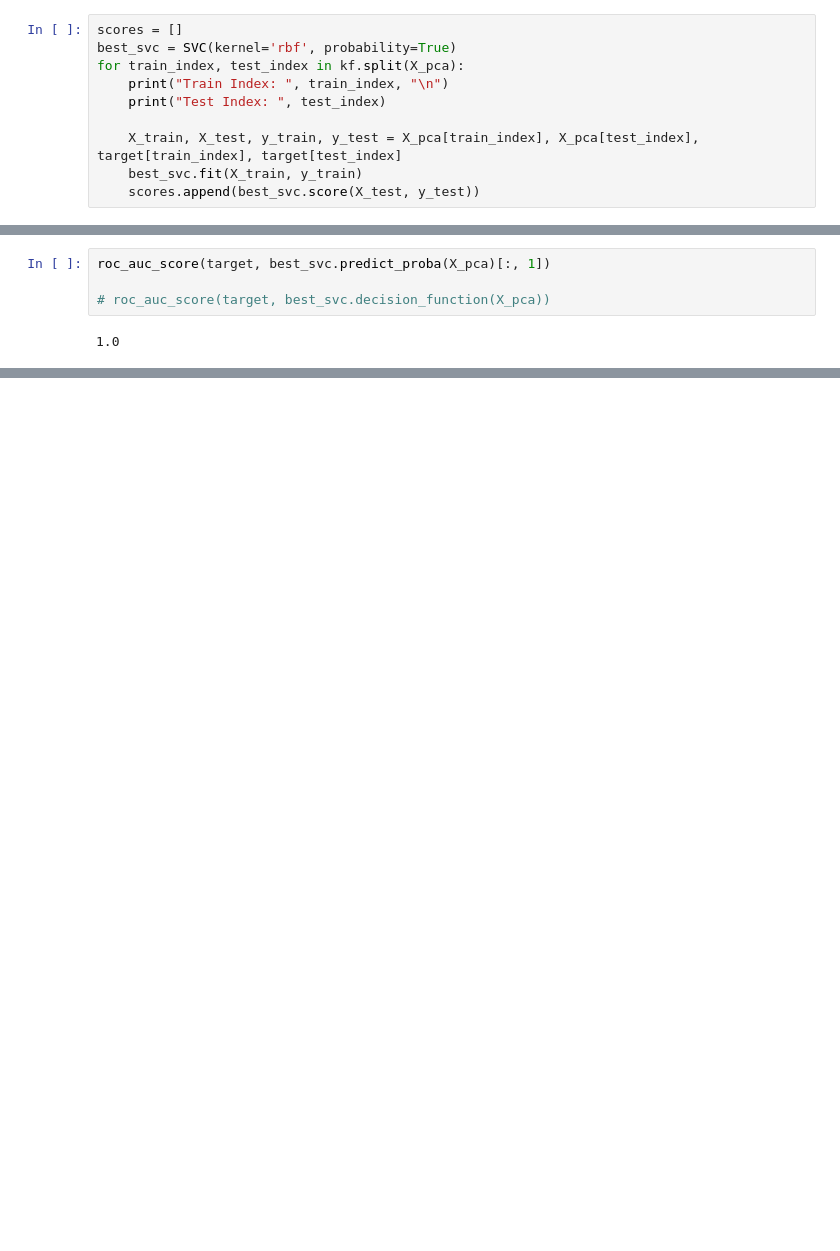
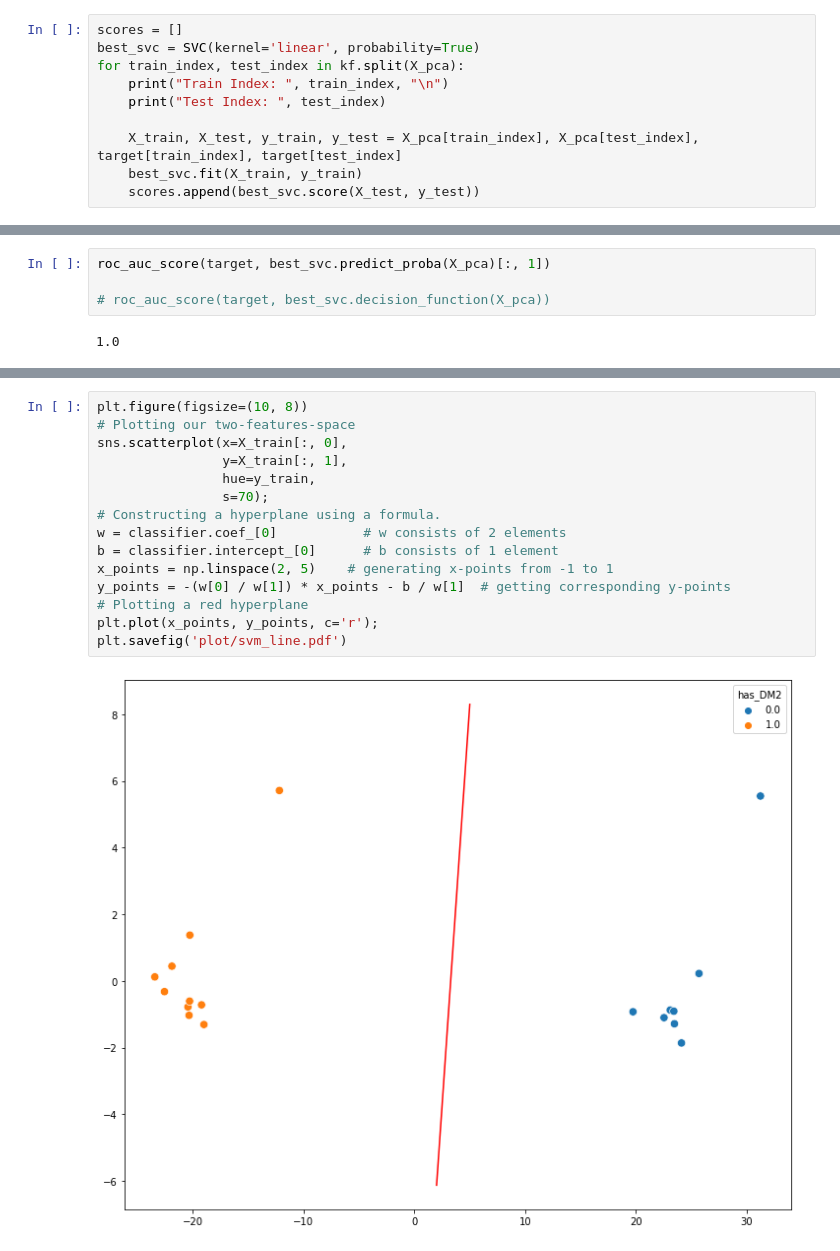
Before and after one commit to ladcva/raman_spectroscopy, a Jupyter notebook: pca_svm.ipynb, the cells around one changed output, grey strips where cells are left out. Cells and saved outputs as stored; diff of their text form; blank space fills up the shorter version.

```diff
--- a/pca_ann.ipynb
+++ b/pca_svm.ipynb
@@ -170,7 +172,7 @@ for train, test in kf.split(X_pca):
 [ 0  1  2  3  4  5  7  8  9 10 11 12 13 15 16 17 18 19] [ 6 14]
 # %%
 scores = []
-best_svc = SVC(kernel='rbf', probability=True)
+best_svc = SVC(kernel='linear', probability=True)
 for train_index, test_index in kf.split(X_pca):
     print("Train Index: ", train_index, "\n")
     print("Test Index: ", test_index)
@@ -292,3 +449,20 @@ array([ 0., nan, nan, nan, nan, nan, nan, nan, nan, nan, nan, nan, nan,
+# %%
+plt.figure(figsize=(10, 8))
+# Plotting our two-features-space
+sns.scatterplot(x=X_train[:, 0],
+                y=X_train[:, 1],
+                hue=y_train,
+                s=70);
+# Constructing a hyperplane using a formula.
+w = classifier.coef_[0]           # w consists of 2 elements
+b = classifier.intercept_[0]      # b consists of 1 element
+x_points = np.linspace(2, 5)    # generating x-points from -1 to 1
+y_points = -(w[0] / w[1]) * x_points - b / w[1]  # getting corresponding y-points
+# Plotting a red hyperplane
+plt.plot(x_points, y_points, c='r');
+plt.savefig('plot/svm_line.pdf')
+# %% [output]
+[figure, added]
 # %%
 from sklearn.metrics import classification_report
 
```
Also changed, not shown: parts of 16 cells of this notebook, 6 other files.
